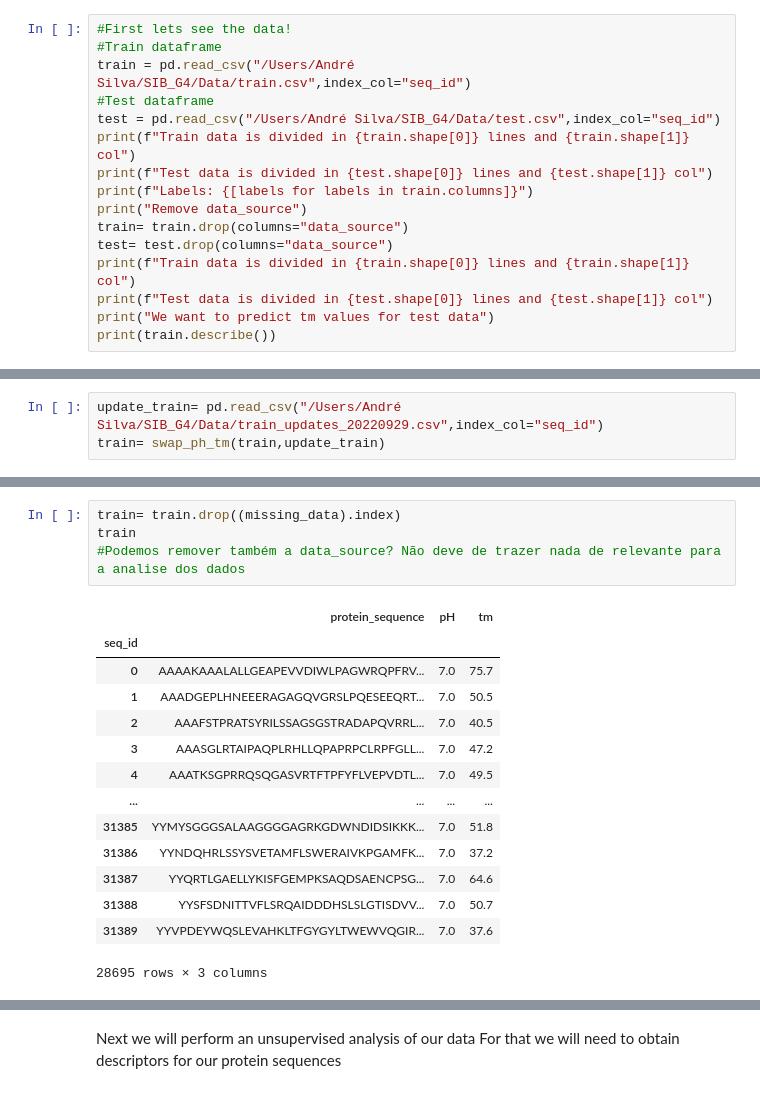
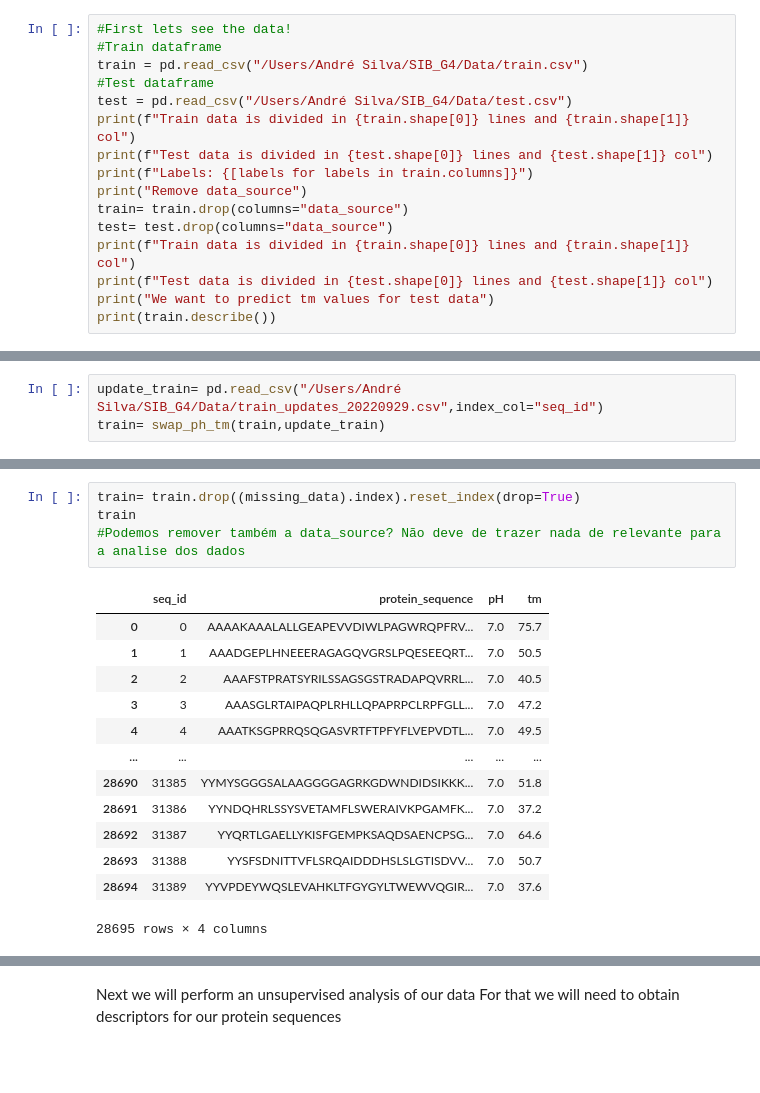
Before and after one commit to alexesperanca/SIB_G4, a Jupyter notebook: Main_Andre.ipynb, the cells around one changed output, grey strips where cells are left out. Cells and saved outputs as stored; diff of their text form; blank space fills up the shorter version.

```diff
--- a/Main_Andre.ipynb
+++ b/Main_Andre.ipynb
@@ -9,9 +18,9 @@ import numpy as np
 # %%
 #First lets see the data!
 #Train dataframe
-train = pd.read_csv("/Users/André Silva/SIB_G4/Data/train.csv",index_col="seq_id")
+train = pd.read_csv("/Users/André Silva/SIB_G4/Data/train.csv")
 #Test dataframe
-test = pd.read_csv("/Users/André Silva/SIB_G4/Data/test.csv",index_col="seq_id")
+test = pd.read_csv("/Users/André Silva/SIB_G4/Data/test.csv")
 print(f"Train data is divided in {train.shape[0]} lines and {train.shape[1]} col")
 print(f"Test data is divided in {test.shape[0]} lines and {test.shape[1]} col")
 print(f"Labels: {[labels for labels in train.columns]}")
@@ -93,22 +102,21 @@ missing_data
 # %%
-train= train.drop((missing_data).index)
+train= train.drop((missing_data).index).reset_index(drop=True)
 train
 #Podemos remover também a data_source? Não deve de trazer nada de relevante para a analise dos dados
 # %% [output]
-|  | protein_sequence | pH | tm |
-| seq_id |  |  |  |
-| 0 | AAAAKAAALALLGEAPEVVDIWLPAGWRQPFRV... | 7.0 | 75.7 |
-| 1 | AAADGEPLHNEEERAGAGQVGRSLPQESEEQRT... | 7.0 | 50.5 |
-| 2 | AAAFSTPRATSYRILSSAGSGSTRADAPQVRRL... | 7.0 | 40.5 |
-| 3 | AAASGLRTAIPAQPLRHLLQPAPRPCLRPFGLL... | 7.0 | 47.2 |
-| 4 | AAATKSGPRRQSQGASVRTFTPFYFLVEPVDTL... | 7.0 | 49.5 |
-| ... | ... | ... | ... |
-| 31385 | YYMYSGGGSALAAGGGGAGRKGDWNDIDSIKKK... | 7.0 | 51.8 |
-| 31386 | YYNDQHRLSSYSVETAMFLSWERAIVKPGAMFK... | 7.0 | 37.2 |
-| 31387 | YYQRTLGAELLYKISFGEMPKSAQDSAENCPSG... | 7.0 | 64.6 |
-| 31388 | YYSFSDNITTVFLSRQAIDDDHSLSLGTISDVV... | 7.0 | 50.7 |
-| 31389 | YYVPDEYWQSLEVAHKLTFGYGYLTWEWVQGIR... | 7.0 | 37.6 |
+|  | seq_id | protein_sequence | pH | tm |
+| 0 | 0 | AAAAKAAALALLGEAPEVVDIWLPAGWRQPFRV... | 7.0 | 75.7 |
+| 1 | 1 | AAADGEPLHNEEERAGAGQVGRSLPQESEEQRT... | 7.0 | 50.5 |
+| 2 | 2 | AAAFSTPRATSYRILSSAGSGSTRADAPQVRRL... | 7.0 | 40.5 |
+| 3 | 3 | AAASGLRTAIPAQPLRHLLQPAPRPCLRPFGLL... | 7.0 | 47.2 |
+| 4 | 4 | AAATKSGPRRQSQGASVRTFTPFYFLVEPVDTL... | 7.0 | 49.5 |
+| ... | ... | ... | ... | ... |
+| 28690 | 31385 | YYMYSGGGSALAAGGGGAGRKGDWNDIDSIKKK... | 7.0 | 51.8 |
+| 28691 | 31386 | YYNDQHRLSSYSVETAMFLSWERAIVKPGAMFK... | 7.0 | 37.2 |
+| 28692 | 31387 | YYQRTLGAELLYKISFGEMPKSAQDSAENCPSG... | 7.0 | 64.6 |
+| 28693 | 31388 | YYSFSDNITTVFLSRQAIDDDHSLSLGTISDVV... | 7.0 | 50.7 |
+| 28694 | 31389 | YYVPDEYWQSLEVAHKLTFGYGYLTWEWVQGIR... | 7.0 | 37.6 |
-28695 rows × 3 columns
+28695 rows × 4 columns
 # %%
 print(f"Train data is divided in {train.shape[0]} lines and {train.shape[1]} col")
 print(f"Test data is divided in {test.shape[0]} lines and {test.shape[1]} col")
```
Also changed, not shown: parts of 44 cells of this notebook.
